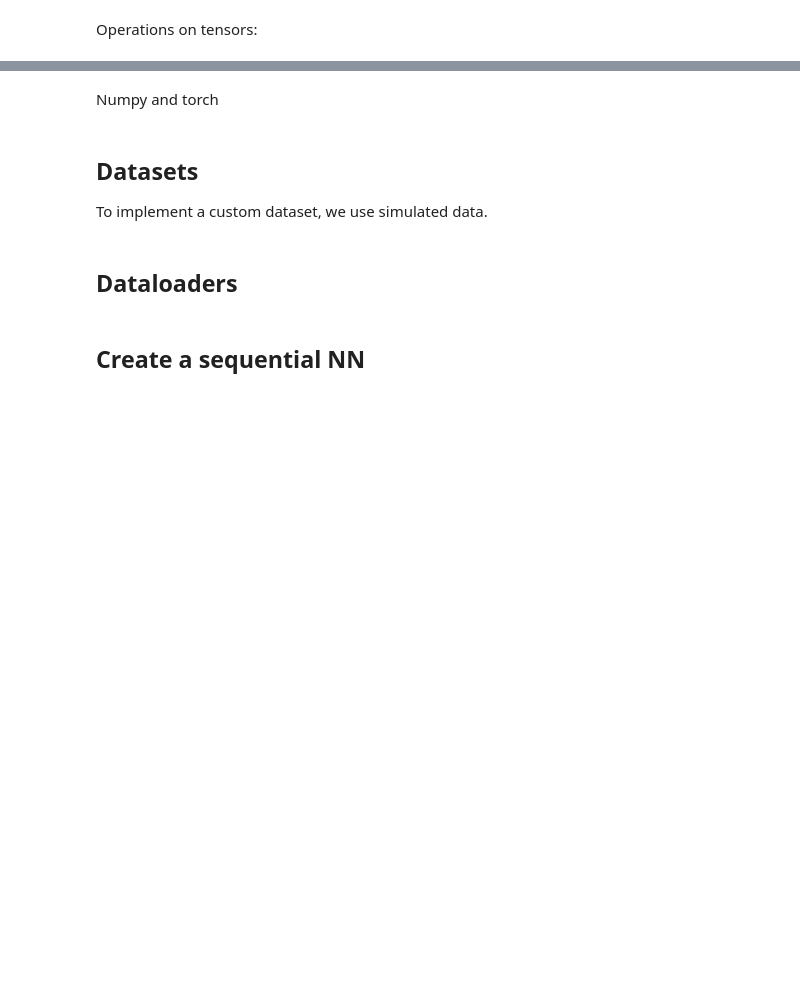
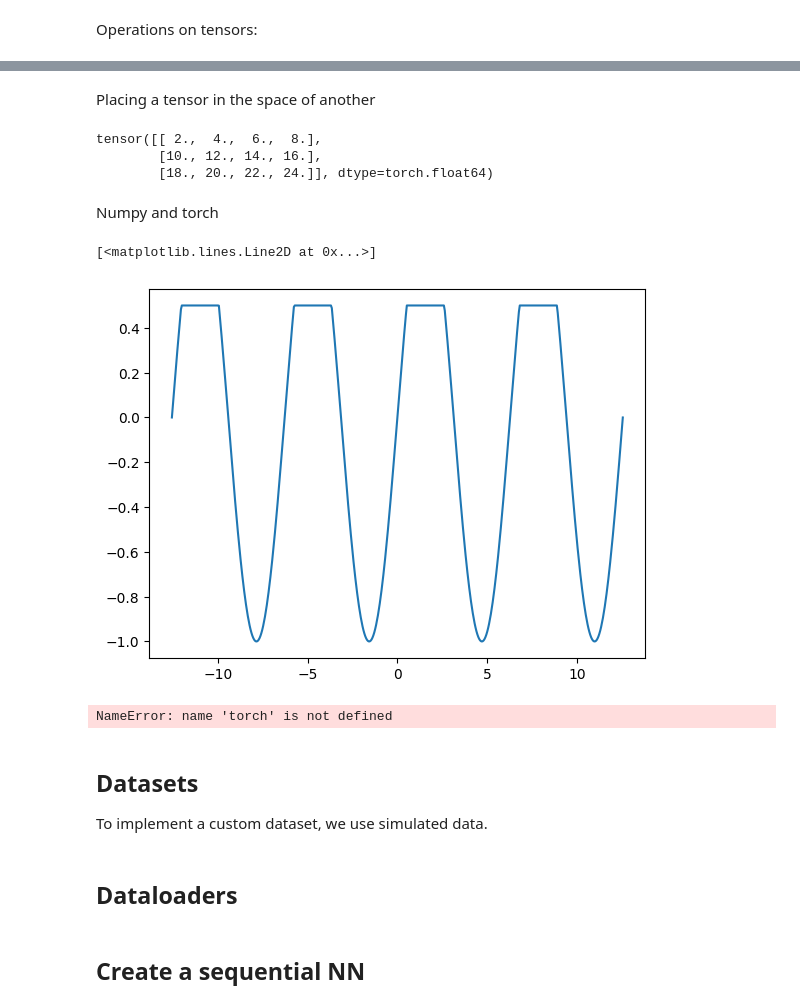
Before and after one commit to Lolillosky/PHD_CVA, a Jupyter notebook: Pytorch_learn/PytorchLessons.ipynb, the cells around one changed output, grey strips where cells are left out. Drawn from its saved outputs; the diff is of its cells as text; code cells hidden in the pictures; blank space fills up the shorter version.

```diff
--- a/Pytorch_learn/PytorchLessons.ipynb
+++ b/Pytorch_learn/PytorchLessons.ipynb
@@ -70,3 +273,17 @@ print(a)
+# %% [markdown]
+Placing a tensor in the space of another
+# %%
+a = torch.tensor(np.arange(1,13).reshape(3,4), dtype=torch.float64)
+
+b = torch.ones_like(a)
+
+torch.add(a, a, out=b)
+
+print(b)
+# %% [output]
+tensor([[ 2.,  4.,  6.,  8.],
+        [10., 12., 14., 16.],
+        [18., 20., 22., 24.]], dtype=torch.float64)
 # %% [markdown]
 Numpy and torch
 # %%
@@ -90,6 +307,24 @@ print(t_)
 # %%
 if torch.accelerator.is_available():
     tensor = tensor.to(torch.accelerator.current_accelerator())
+# %%
+x = torch.linspace(-4*np.pi,4*np.pi,500)
+
+y = torch.sin(x)
+
+y = torch.clamp(y, -2, 0.5)
+
+plt.plot(x.numpy(), y.numpy())
+# %% [output]
+[<matplotlib.lines.Line2D at 0x...>]
+[figure, added]
+# %%
+a = torch.tensor(np.arange(1,10).reshape(3,3), dtype=torch.float64)
+b = torch.tensor(np.arange(1,10).reshape(3,3), dtype=torch.float64)
+
+torch.eq(a, b)  # Element-wise equality check
+# %% [output]
+NameError: name 'torch' is not defined
 # %% [markdown]
 ## Datasets
 
```
Also changed, not shown: parts of 16 cells of this notebook.
